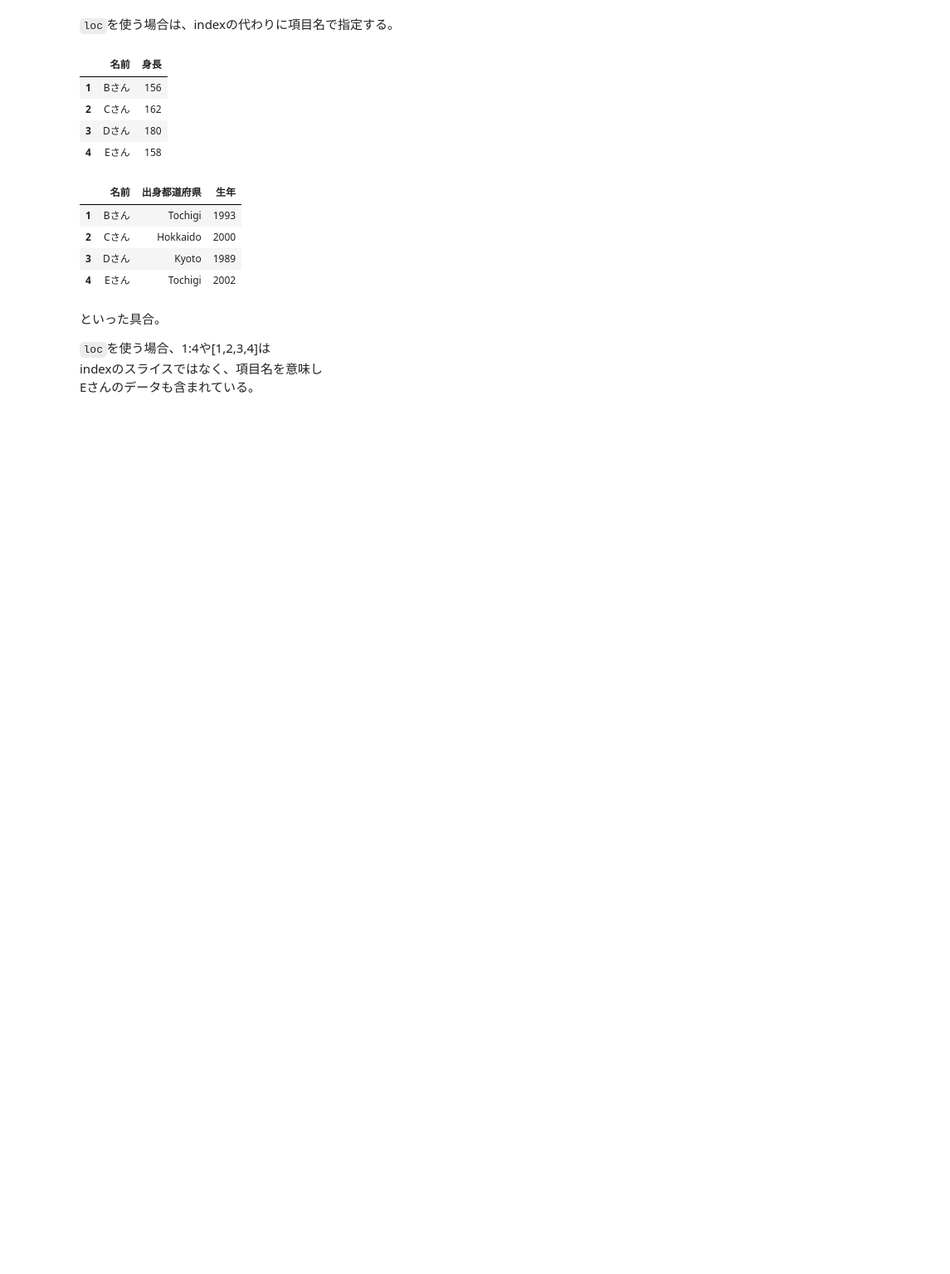
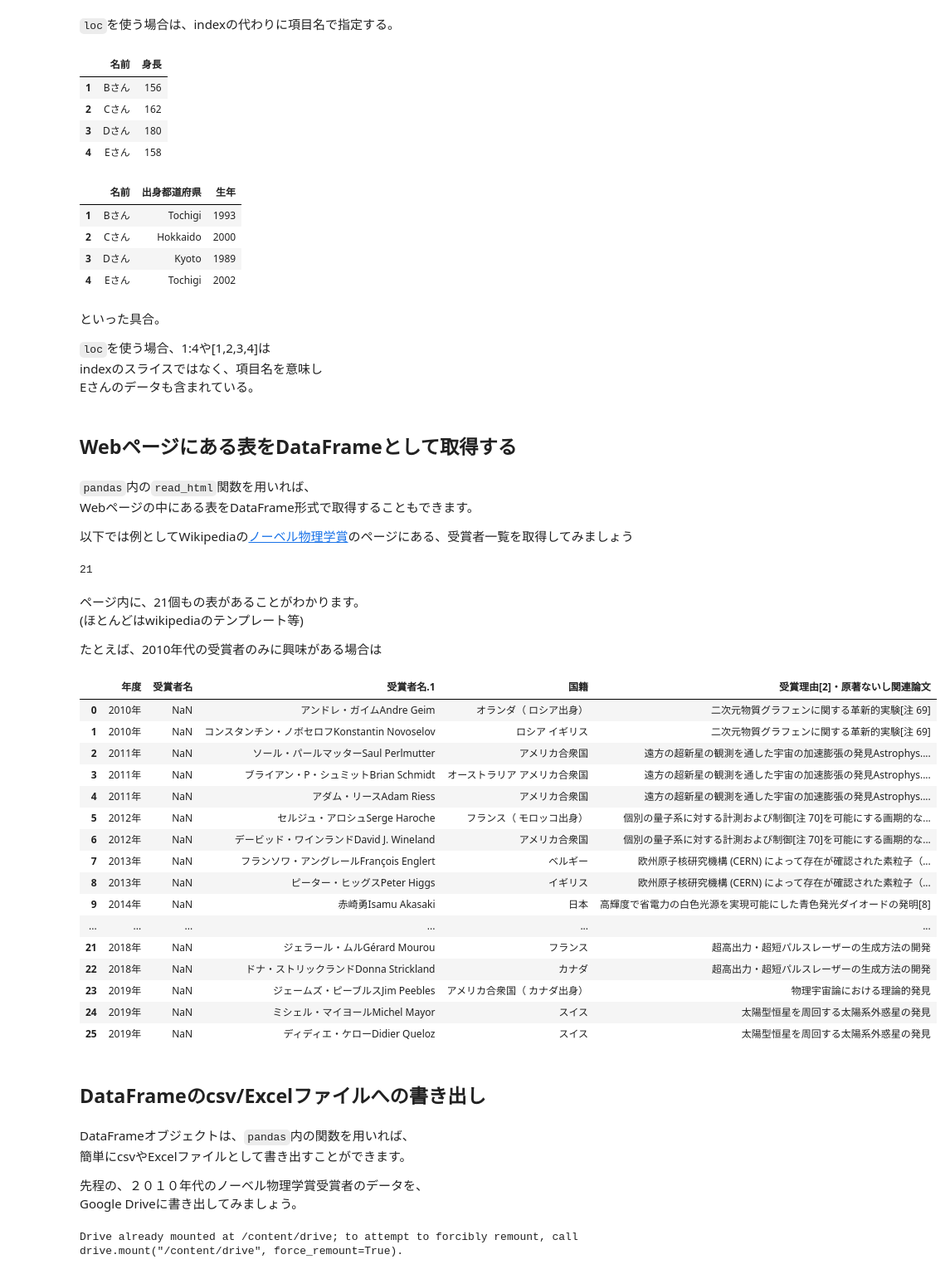
Before and after one commit to SotaYoshida/Lecture_DataScience, a Jupyter notebook: Python_misc_Pandas.ipynb, the cells around one changed output. Shown at 83% size. Drawn from its saved outputs; the diff is of its cells as text; code cells hidden in the pictures; blank space fills up the shorter version.

Commit message:
Colaboratory を使用して作成しました

````diff
--- a/Python_misc_Pandas.ipynb
+++ b/Python_misc_Pandas.ipynb
@@ -259,3 +266,56 @@ df.loc[[1,2,3,4],"名前":"生年"]
 ```loc```を使う場合、1:4や[1,2,3,4]は
 indexのスライスではなく、項目名を意味し
 Eさんのデータも含まれている。
+# %% [markdown]
+## Webページにある表をDataFrameとして取得する
+# %% [markdown]
+```pandas```内の```read_html```関数を用いれば、
+Webページの中にある表をDataFrame形式で取得することもできます。
+
+以下では例としてWikipediaの[ノーベル物理学賞](https://ja.wikipedia.org/wiki/%e3%83%8e%e3%83%bc%e3%83%99%e3%83%ab%e7%89%a9%e7%90%86%e5%ad%a6%e8%b3%9e)のページにある、受賞者一覧を取得してみましょう
+# %%
+url = "https://ja.wikipedia.org/wiki/%e3%83%8e%e3%83%bc%e3%83%99%e3%83%ab%e7%89%a9%e7%90%86%e5%ad%a6%e8%b3%9e"
+tables = pd.read_html(url)
+# %%
+print(len(tables))
+# %% [output]
+21
+# %% [markdown]
+ページ内に、21個もの表があることがわかります。
+(ほとんどはwikipediaのテンプレート等)
+
+たとえば、2010年代の受賞者のみに興味がある場合は
+# %%
+df = tables[12]
+df
+# %% [output]
+|  | 年度 | 受賞者名 | 受賞者名.1 | 国籍 | 受賞理由[2]・原著ないし関連論文 |
+| 0 | 2010年 | NaN | アンドレ・ガイムAndre Geim | オランダ（ ロシア出身） | 二次元物質グラフェンに関する革新的実験[注 69] |
+| 1 | 2010年 | NaN | コンスタンチン・ノボセロフKonstantin Novoselov | ロシア イギリス | 二次元物質グラフェンに関する革新的実験[注 69] |
+| 2 | 2011年 | NaN | ソール・パールマッターSaul Perlmutter | アメリカ合衆国 | 遠方の超新星の観測を通した宇宙の加速膨張の発見Astrophys.... |
+| 3 | 2011年 | NaN | ブライアン・P・シュミットBrian Schmidt | オーストラリア アメリカ合衆国 | 遠方の超新星の観測を通した宇宙の加速膨張の発見Astrophys.... |
+| 4 | 2011年 | NaN | アダム・リースAdam Riess | アメリカ合衆国 | 遠方の超新星の観測を通した宇宙の加速膨張の発見Astrophys.... |
+| 5 | 2012年 | NaN | セルジュ・アロシュSerge Haroche | フランス（ モロッコ出身） | 個別の量子系に対する計測および制御[注 70]を可能にする画期的な... |
+| 6 | 2012年 | NaN | デービッド・ワインランドDavid J. Wineland | アメリカ合衆国 | 個別の量子系に対する計測および制御[注 70]を可能にする画期的な... |
+| 7 | 2013年 | NaN | フランソワ・アングレールFrançois Englert | ベルギー | 欧州原子核研究機構 (CERN) によって存在が確認された素粒子（... |
+| 8 | 2013年 | NaN | ピーター・ヒッグスPeter Higgs | イギリス | 欧州原子核研究機構 (CERN) によって存在が確認された素粒子（... |
+| 9 | 2014年 | NaN | 赤崎勇Isamu Akasaki | 日本 | 高輝度で省電力の白色光源を実現可能にした青色発光ダイオードの発明[8] |
+| ... | ... | ... | ... | ... | ... |
+| 21 | 2018年 | NaN | ジェラール・ムルGérard Mourou | フランス | 超高出力・超短パルスレーザーの生成方法の開発 |
+| 22 | 2018年 | NaN | ドナ・ストリックランドDonna Strickland | カナダ | 超高出力・超短パルスレーザーの生成方法の開発 |
+| 23 | 2019年 | NaN | ジェームズ・ピーブルスJim Peebles | アメリカ合衆国（ カナダ出身） | 物理宇宙論における理論的発見 |
+| 24 | 2019年 | NaN | ミシェル・マイヨールMichel Mayor | スイス | 太陽型恒星を周回する太陽系外惑星の発見 |
+| 25 | 2019年 | NaN | ディディエ・ケローDidier Queloz | スイス | 太陽型恒星を周回する太陽系外惑星の発見 |
+# %% [markdown]
+## DataFrameのcsv/Excelファイルへの書き出し
+# %% [markdown]
+DataFrameオブジェクトは、```pandas```内の関数を用いれば、
+簡単にcsvやExcelファイルとして書き出すことができます。
+
+先程の、２０１０年代のノーベル物理学賞受賞者のデータを、
+Google Driveに書き出してみましょう。
+# %%
+from google.colab import drive
+drive.mount('/content/drive')
+# %% [output]
+Drive already mounted at /content/drive; to attempt to forcibly remount, call drive.mount("/content/drive", force_remount=True).
````
Also changed, not shown: parts of 11 cells of this notebook.
